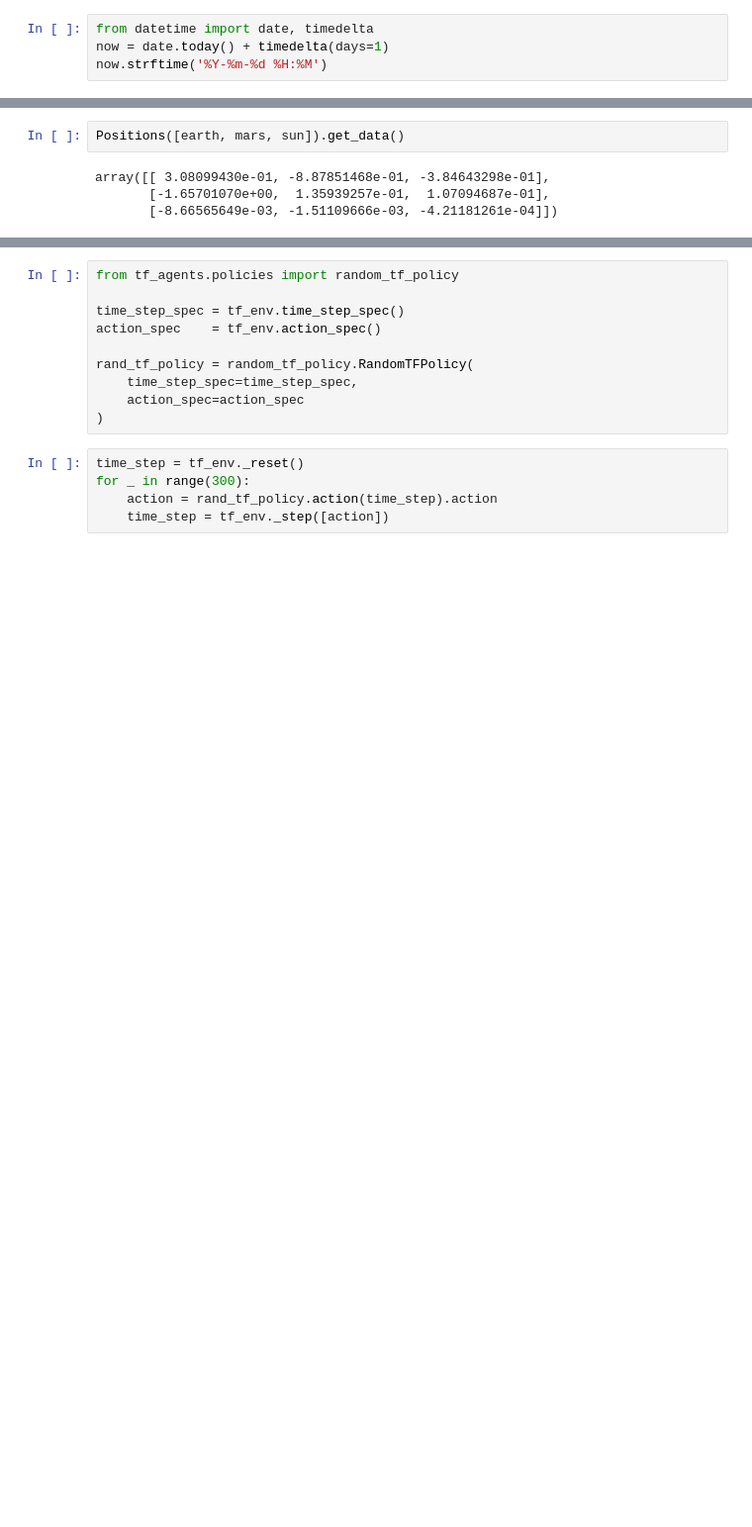
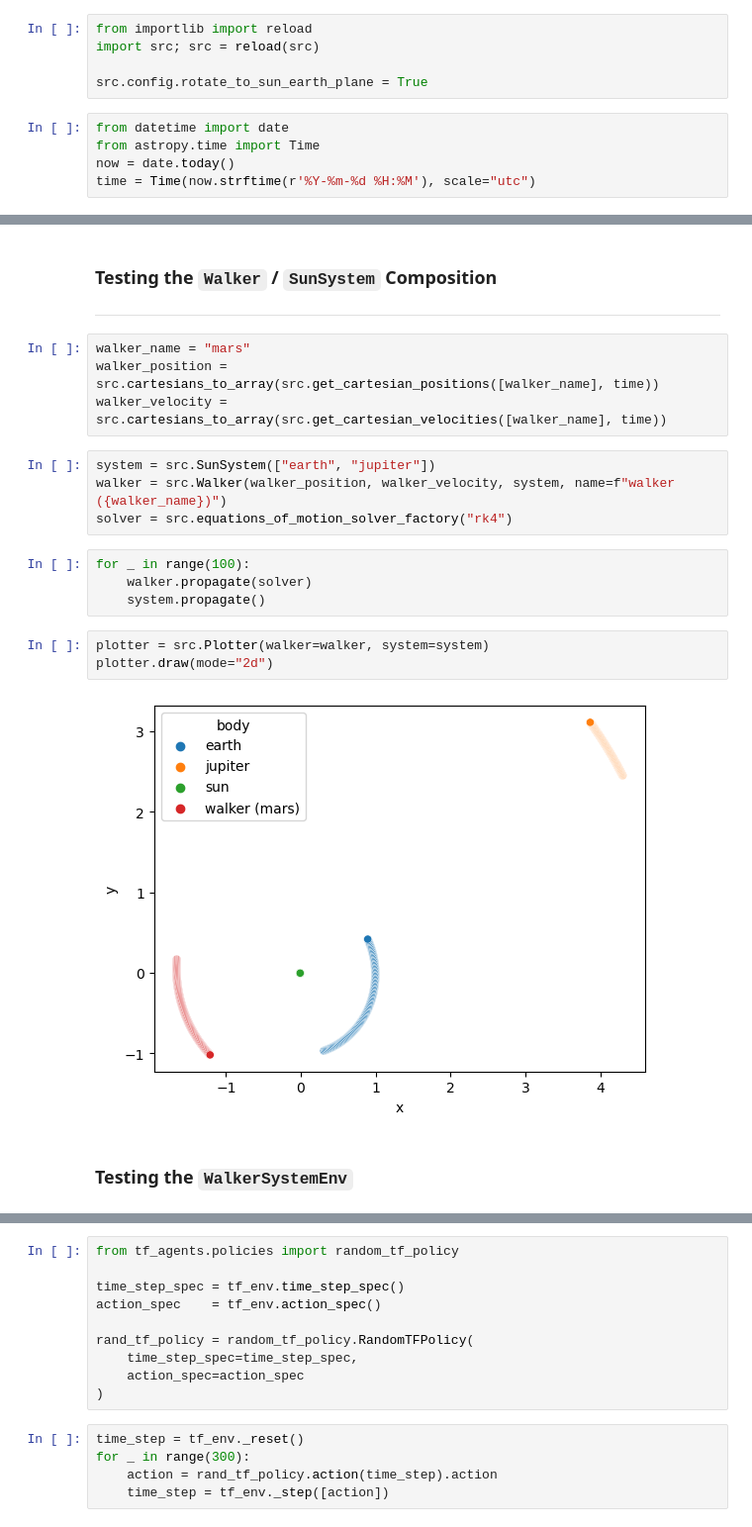
Before and after one commit to JannisZeller/stellarflow, a Jupyter notebook: reinforcment-learning/env-tests.ipynb, the cells around one changed output, grey strips where cells are left out. Shown at 99% size. Drawn from its saved outputs; the diff is of its cells as text; blank space fills up the shorter version.

Commit message:
feat: reworked rl-environment with given planet trajectories

```diff
--- a/reinforcment-learning/env-tests.ipynb
+++ b/reinforcment-learning/env-tests.ipynb
@@ -8,7 +10,13 @@ import tensorflow as tf
 
 if len(tf.config.list_physical_devices('GPU')) == 0:
     print("NO GPU FOUND!")
+# %%
+from importlib import reload
+import src; src = reload(src)
+
+src.config.rotate_to_sun_earth_plane = True
 # %%
-from datetime import date, timedelta
-now = date.today() + timedelta(days=1)
-now.strftime('%Y-%m-%d %H:%M')
+from datetime import date
+from astropy.time import Time
+now = date.today()
+time = Time(now.strftime(r'%Y-%m-%d %H:%M'), scale="utc")
@@ -31,7 +23,23 @@ with solar_system_ephemeris.set('builtin'):
-# %%
-Positions([earth, mars, sun]).get_data()
-# %% [output]
-array([[ 3.08099430e-01, -8.87851468e-01, -3.84643298e-01],
-       [-1.65701070e+00,  1.35939257e-01,  1.07094687e-01],
-       [-8.66565649e-03, -1.51109666e-03, -4.21181261e-04]])
+# %% [markdown]
+### Testing the `Walker` / `SunSystem` Composition
+-----
+# %%
+walker_name = "mars"
+walker_position = src.cartesians_to_array(src.get_cartesian_positions([walker_name], time))
+walker_velocity = src.cartesians_to_array(src.get_cartesian_velocities([walker_name], time))
+# %%
+system = src.SunSystem(["earth", "jupiter"])
+walker = src.Walker(walker_position, walker_velocity, system, name=f"walker ({walker_name})")
+solver = src.equations_of_motion_solver_factory("rk4")
+# %%
+for _ in range(100):
+    walker.propagate(solver)
+    system.propagate()
+# %%
+plotter = src.Plotter(walker=walker, system=system)
+plotter.draw(mode="2d")
+# %% [output]
+[figure, added]
+# %% [markdown]
+### Testing the `WalkerSystemEnv`
 # %%
```
Also changed, not shown: parts of 15 cells of this notebook, 10 other files.
